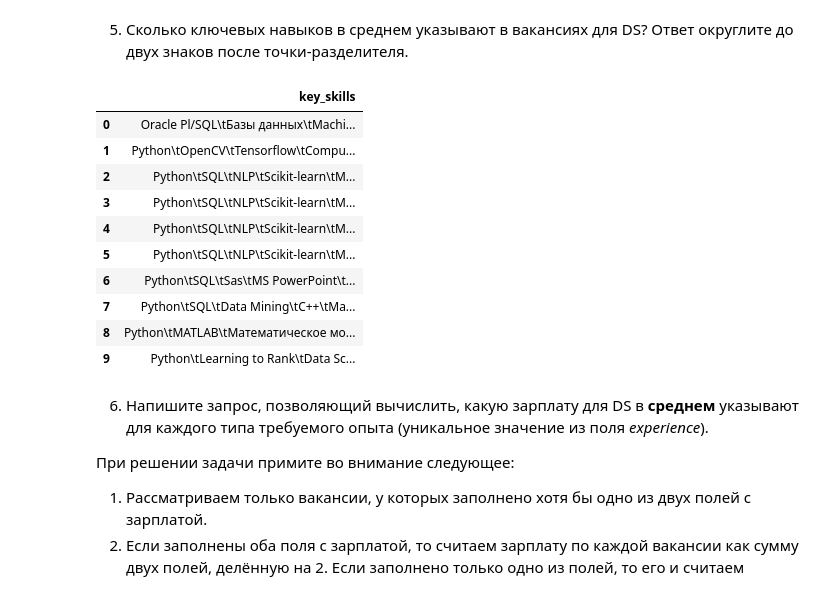
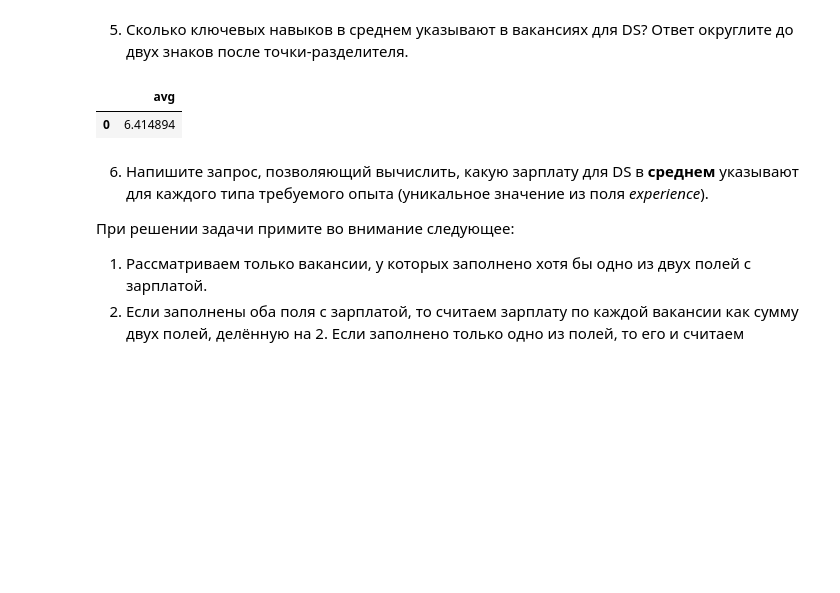
Before and after one commit to NikolayRevenkov/SF_DS, a Jupyter notebook: Project_2/Project_2.ipynb, the cells around one changed output. Saved outputs shown, nothing was run; the diff lists cells and outputs as text; code cells hidden in the pictures; blank space fills up the shorter version.

```diff
--- a/Project_2/Project_2.ipynb
+++ b/Project_2/Project_2.ipynb
@@ -495,28 +496,17 @@ df
 # %%
 # текст запроса
 # текст запроса
 query_22 = f'''
 SELECT
-key_skills
+avg(length(key_skills)-LENGTH(REPLACE(key_skills,'	',''))+1)
 FROM PUBLIC.vacancies
 WHERE ((lower(NAME) LIKE '%data scientist%')OR(lower(NAME) LIKE '%data science%')OR(lower(NAME) LIKE '%исследователь данных%')OR(lower(NAME) LIKE '% ml%')OR(lower(NAME) LIKE '%machine learning%')OR(lower(NAME) LIKE '%машинн%обучен%%'))
-LIMIT 10
 '''
 df = pd.read_sql_query(query_22, connection)
-
 df
 # %% [output]
-|  | key_skills |
-| 0 | Oracle Pl/SQL\tБазы данных\tMachi... |
-| 1 | Python\tOpenCV\tTensorflow\tCompu... |
-| 2 | Python\tSQL\tNLP\tScikit-learn\tM... |
-| 3 | Python\tSQL\tNLP\tScikit-learn\tM... |
-| 4 | Python\tSQL\tNLP\tScikit-learn\tM... |
-| 5 | Python\tSQL\tNLP\tScikit-learn\tM... |
-| 6 | Python\tSQL\tSas\tMS PowerPoint\t... |
-| 7 | Python\tSQL\tData Mining\tC++\tМа... |
-| 8 | Python\tMATLAB\tМатематическое мо... |
-| 9 | Python\tLearning to Rank\tData Sc... |
+|  | avg |
+| 0 | 6.414894 |
 # %%
 # результат запроса
 # %% [markdown]
```
Also changed, not shown: parts of 2 cells of this notebook.
